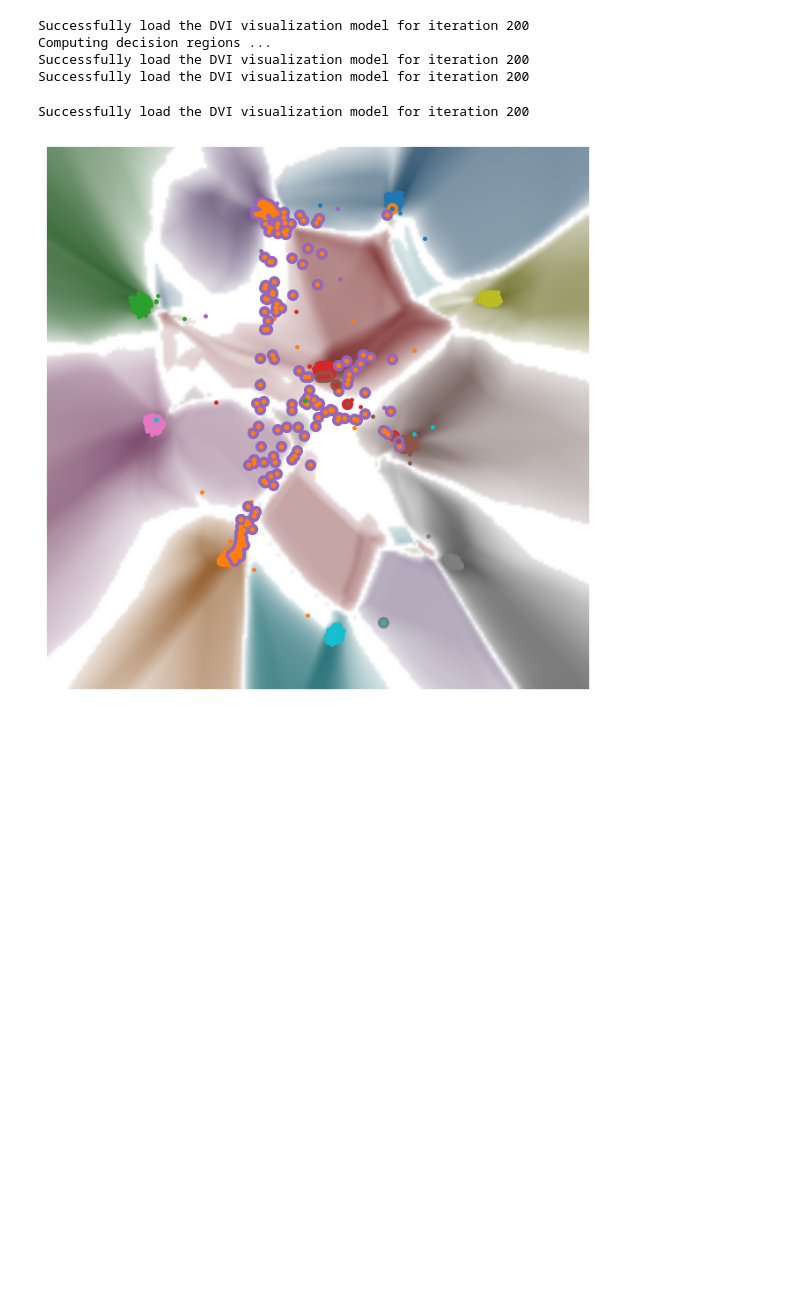
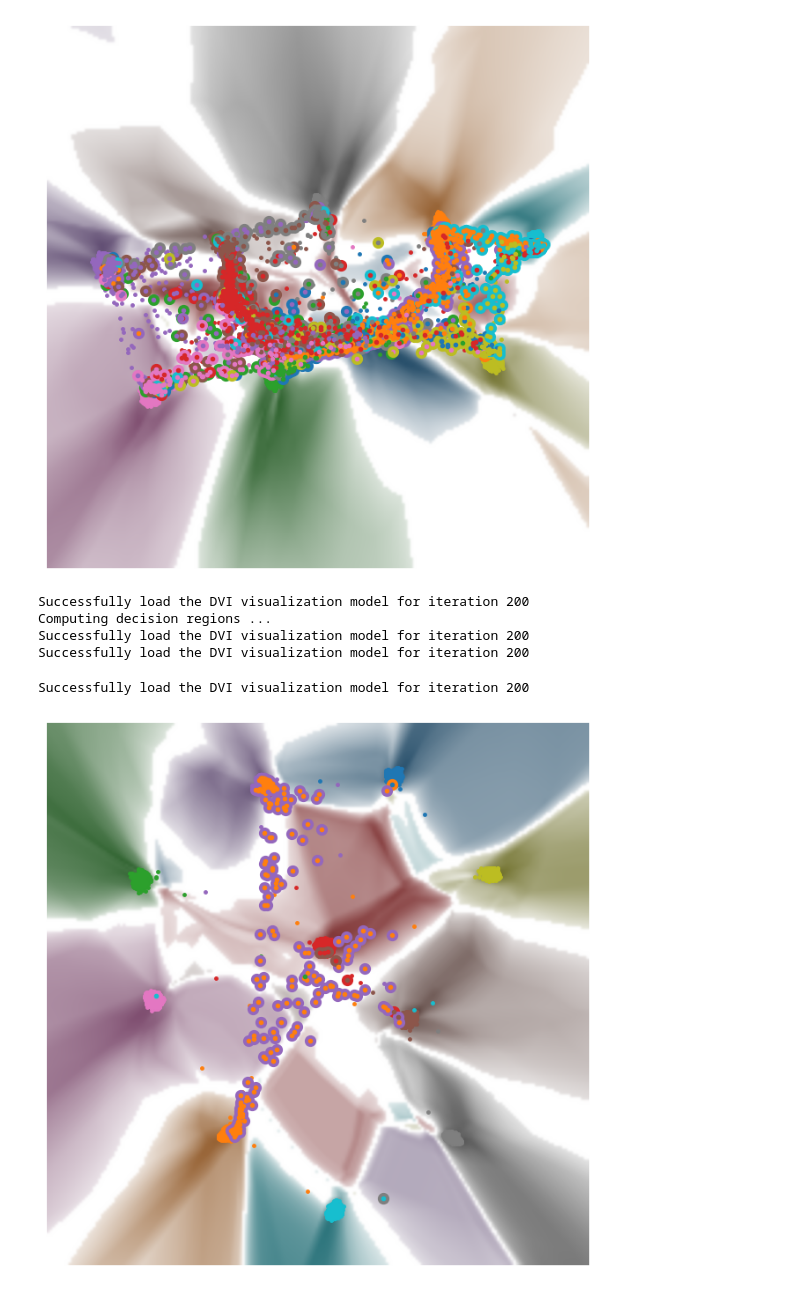
Before and after one commit to Yvonnefanf/ContraVis, a Jupyter notebook: case_study/backdoor/backdoor.ipynb, the cells around one changed output. Drawn from its saved outputs; the diff is of its cells as text; code cells hidden in the pictures; blank space fills up the shorter version.

```diff
--- a/case_study/backdoor/backdoor.ipynb
+++ b/case_study/backdoor/backdoor.ipynb
@@ -145,0 +141,13 @@ Successfully load the DVI visualization model for iteration 200
+# %%
+
+from singleVis.visualizer_for_tar import visualizer
+
+transed_model = torch.load('/home/yifan/dataset/clean/pairflip/cifar10/0/Model/Epoch_{}/trans_model.m'.format(EPOCH_START)).to(DEVICE)
+now = time.strftime("%Y-%m-%d-%H_%M_%S", time.localtime(time.time()))
+vis = visualizer(data_provider, tar_data_provider, transed_model, projector, 200,DEVICE, "tab10",True)
+save_dir = os.path.join(data_provider.content_path, "contraImg")
+if not os.path.exists(save_dir):
+    os.mkdir(save_dir)
+for i in range(EPOCH_START, EPOCH_END+1, EPOCH_PERIOD):
+    vis.savefig(i, path= "./tar.png")
+# %% [output]
@@ -146,3 +159,4 @@ Successfully load the DVI visualization model for iteration 200
+[figure, added]
 # %%
 
 from singleVis.visualizer_for_tar import visualizer
```
Also changed, not shown: parts of 2 cells of this notebook, 5 other files.
